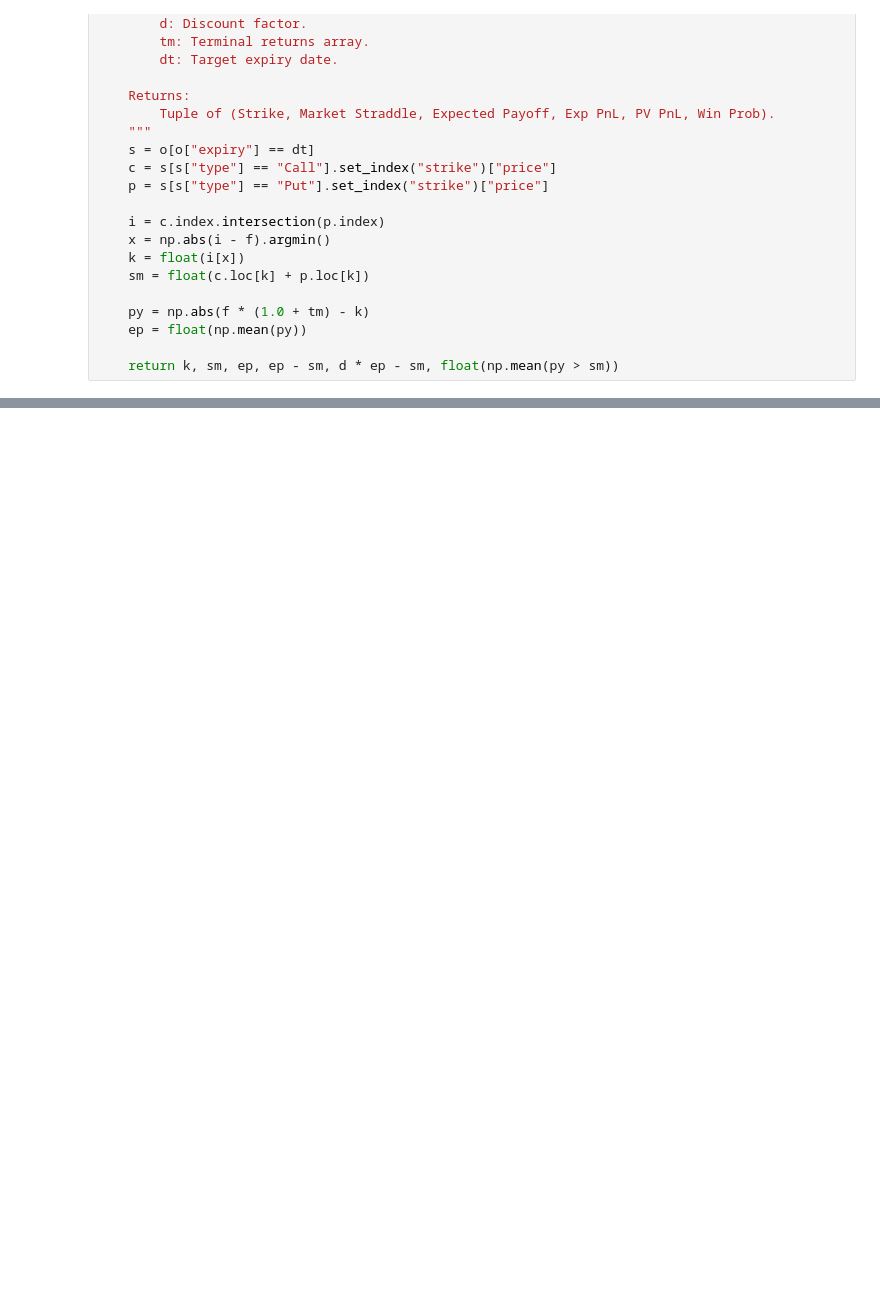
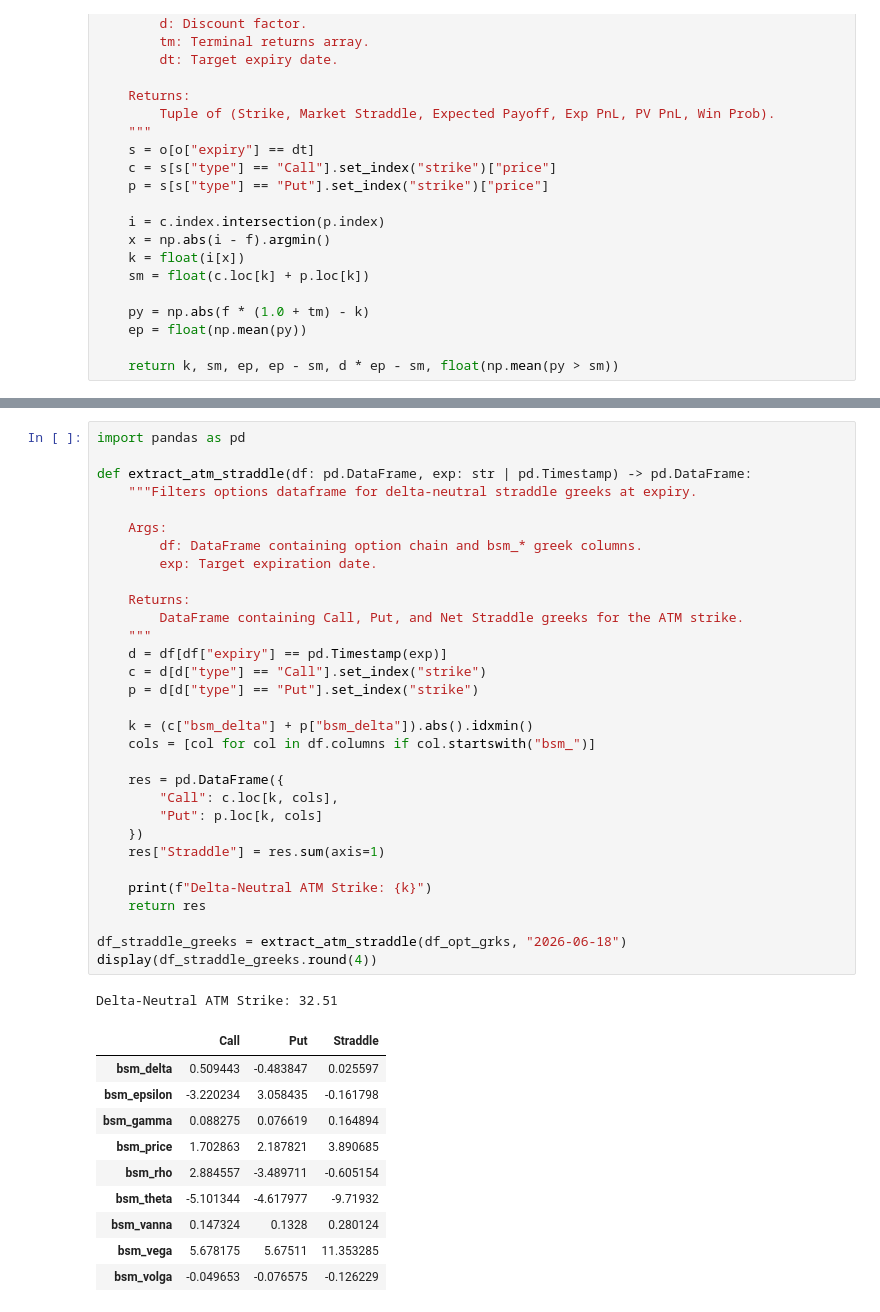
Before and after one commit to ZacKienzle2/SIGStockPitch, a Jupyter notebook: notebooks/analysis.ipynb, the cells around one changed output, grey strips where cells are left out. Cells and saved outputs as stored; diff of their text form; blank space fills up the shorter version.

```diff
--- a/notebooks/analysis.ipynb
+++ b/notebooks/analysis.ipynb
@@ -3190,0 +3356,43 @@ Expected PnL expiry=+0.3385, PV=+0.3060, P(profit)=41.61%
+# %%
+import pandas as pd
+
+def extract_atm_straddle(df: pd.DataFrame, exp: str | pd.Timestamp) -> pd.DataFrame:
+    """Filters options dataframe for delta-neutral straddle greeks at expiry.
+
+    Args:
+        df: DataFrame containing option chain and bsm_* greek columns.
+        exp: Target expiration date.
+
+    Returns:
+        DataFrame containing Call, Put, and Net Straddle greeks for the ATM strike.
+    """
+    d = df[df["expiry"] == pd.Timestamp(exp)]
+    c = d[d["type"] == "Call"].set_index("strike")
+    p = d[d["type"] == "Put"].set_index("strike")
+
+    k = (c["bsm_delta"] + p["bsm_delta"]).abs().idxmin()
+    cols = [col for col in df.columns if col.startswith("bsm_")]
+
+    res = pd.DataFrame({
+        "Call": c.loc[k, cols],
+        "Put": p.loc[k, cols]
+    })
+    res["Straddle"] = res.sum(axis=1)
+
+    print(f"Delta-Neutral ATM Strike: {k}")
+    return res
+
+df_straddle_greeks = extract_atm_straddle(df_opt_grks, "2026-06-18")
+display(df_straddle_greeks.round(4))
+# %% [output]
+Delta-Neutral ATM Strike: 32.51
+|  | Call | Put | Straddle |
+| bsm_delta | 0.509443 | -0.483847 | 0.025597 |
+| bsm_epsilon | -3.220234 | 3.058435 | -0.161798 |
+| bsm_gamma | 0.088275 | 0.076619 | 0.164894 |
+| bsm_price | 1.702863 | 2.187821 | 3.890685 |
+| bsm_rho | 2.884557 | -3.489711 | -0.605154 |
+| bsm_theta | -5.101344 | -4.617977 | -9.71932 |
+| bsm_vanna | 0.147324 | 0.1328 | 0.280124 |
+| bsm_vega | 5.678175 | 5.67511 | 11.353285 |
+| bsm_volga | -0.049653 | -0.076575 | -0.126229 |
```
Also changed, not shown: parts of 8 cells of this notebook, 7 other files.
